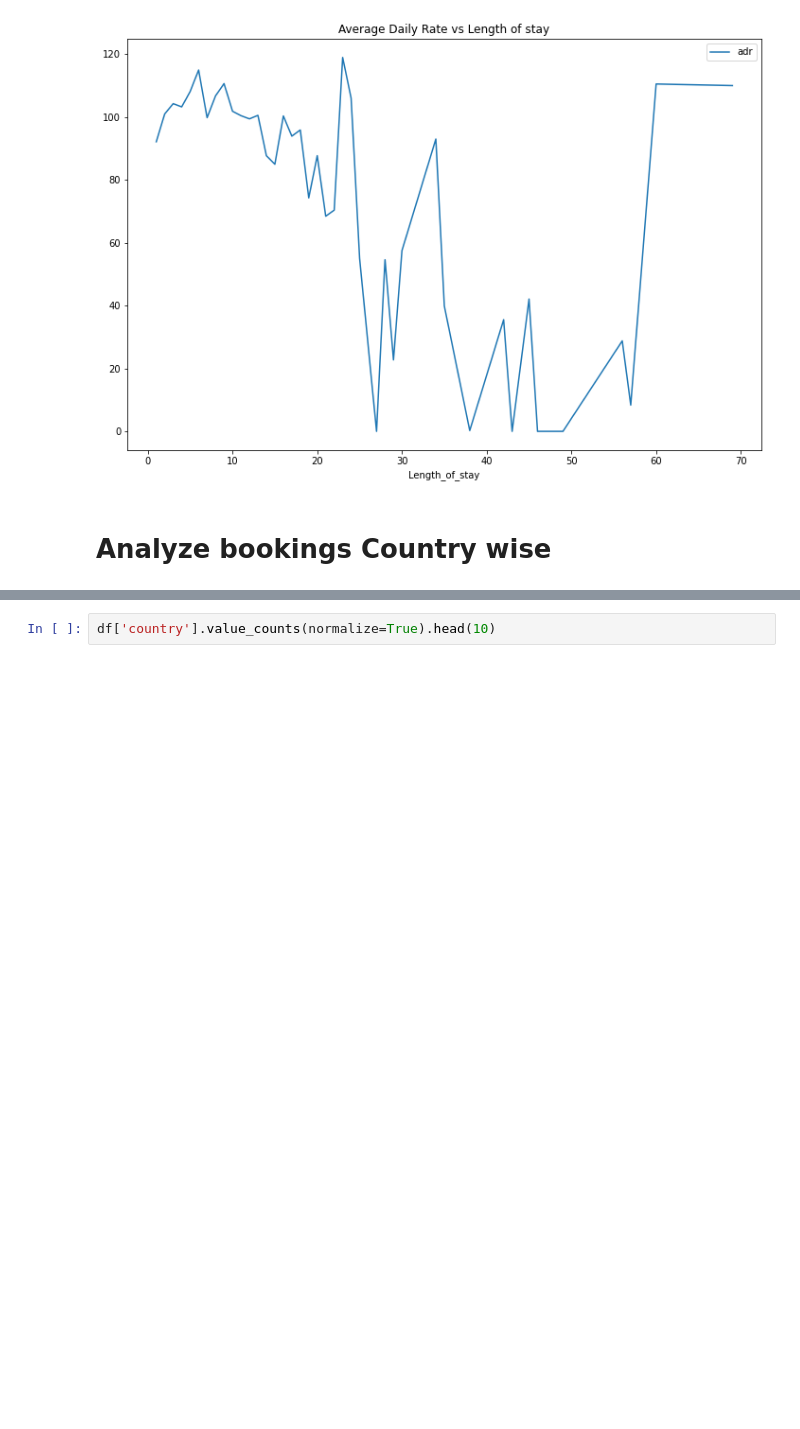
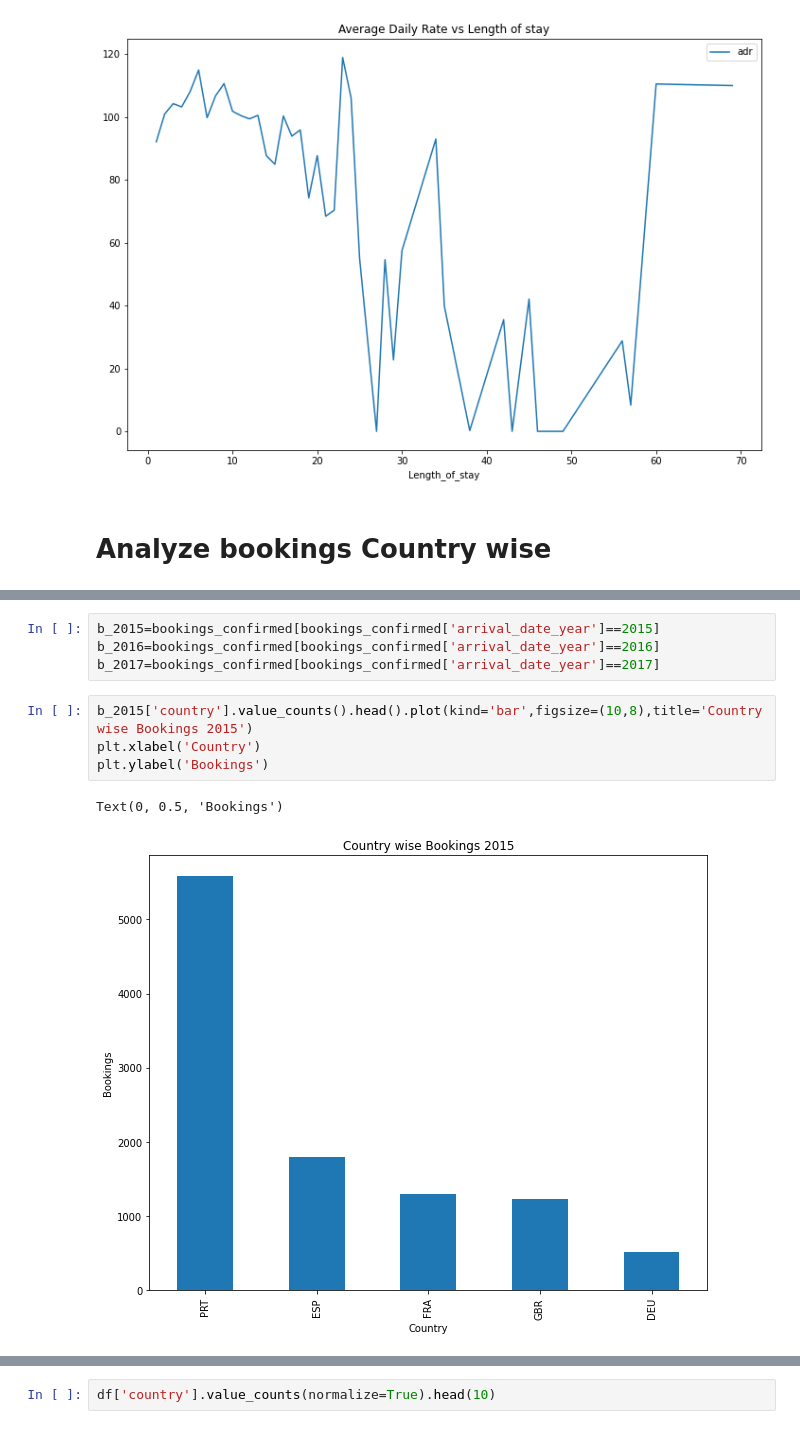
Before and after one commit to Dany511/Coursera_Capstone, a Jupyter notebook: Copy_of_Hotel_Booking_Analysis_Capstone_Project.ipynb, the cells around one changed output, grey strips where cells are left out. Cells and saved outputs as stored; diff of their text form; blank space fills up the shorter version.

```diff
--- a/Copy_of_Hotel_Booking_Analysis_Capstone_Project.ipynb
+++ b/Copy_of_Hotel_Booking_Analysis_Capstone_Project.ipynb
@@ -342,3 +370,14 @@ plt.ylabel('Bookings')
 plt.show()
 # %% [output]
 [figure]
+# %%
+b_2015=bookings_confirmed[bookings_confirmed['arrival_date_year']==2015]
+b_2016=bookings_confirmed[bookings_confirmed['arrival_date_year']==2016]
+b_2017=bookings_confirmed[bookings_confirmed['arrival_date_year']==2017]
+# %%
+b_2015['country'].value_counts().head().plot(kind='bar',figsize=(10,8),title='Country wise Bookings 2015')
+plt.xlabel('Country')
+plt.ylabel('Bookings')
+# %% [output]
+Text(0, 0.5, 'Bookings')
+[figure, added]
```
Also changed, not shown: parts of 8 cells of this notebook.
